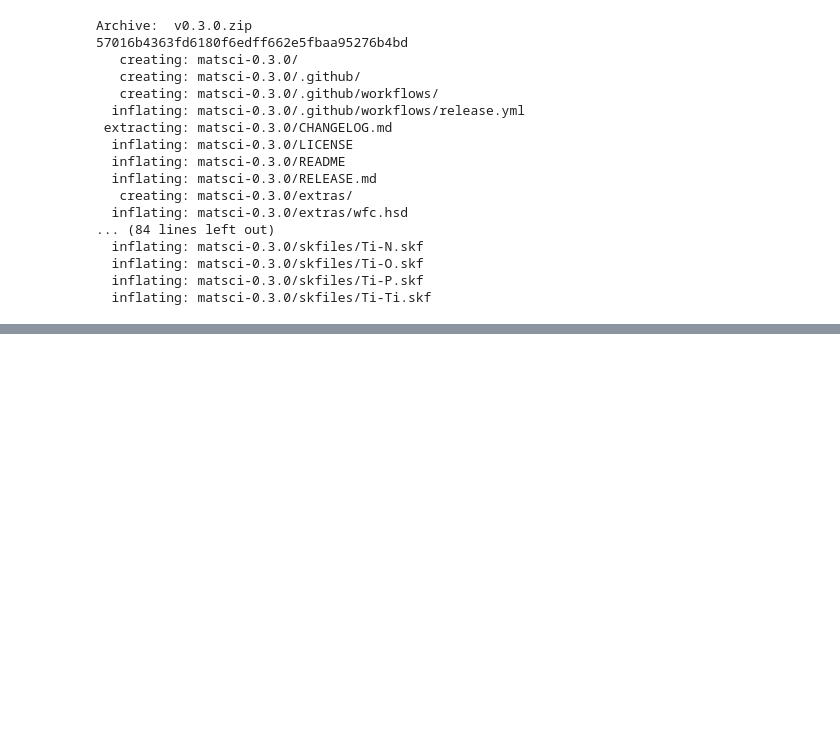
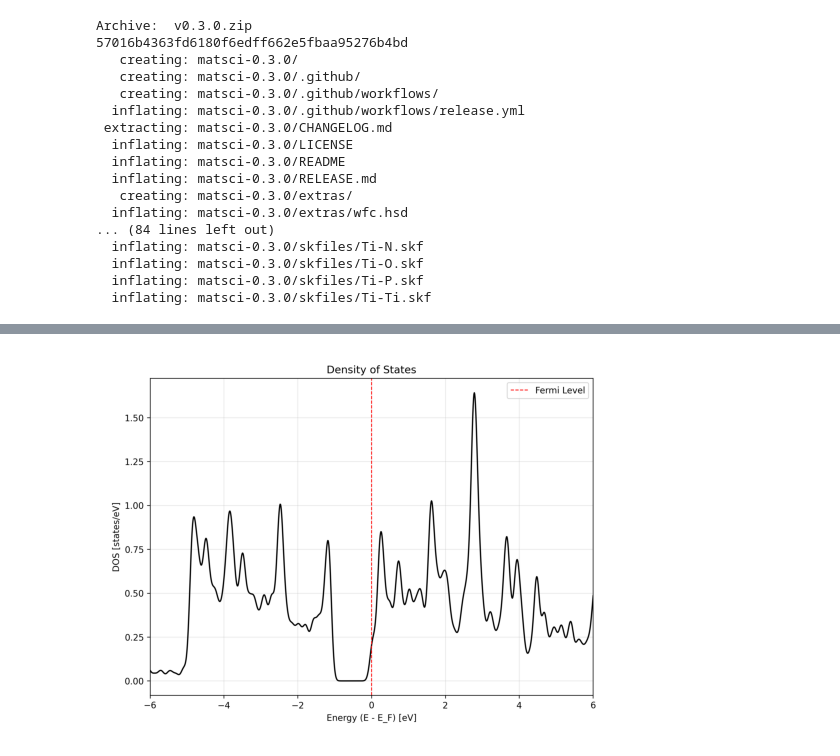
Before and after one commit to ipark008/planets, a Jupyter notebook: dftb_example.ipynb, the cells around one changed output, grey strips where cells are left out. Saved outputs shown, nothing was run; the diff lists cells and outputs as text; code cells hidden in the pictures; blank space fills up the shorter version.

```diff
--- a/dftb_example.ipynb
+++ b/dftb_example.ipynb
@@ -506,0 +942,9 @@ dict_keys(['energy', 'forces', 'dos', 'bandgap', 'cbm', 'vbm'])
+# %%
+import matplotlib.pyplot as plt
+%matplotlib inline
+import numpy as np
+plt.imshow(plt.imread('JVASP-1002/band/dos.png'))
+plt.axis('off')
+plt.show()
+# %% [output]
+[figure, added]
```
Also changed, not shown: parts of 21 cells of this notebook.
